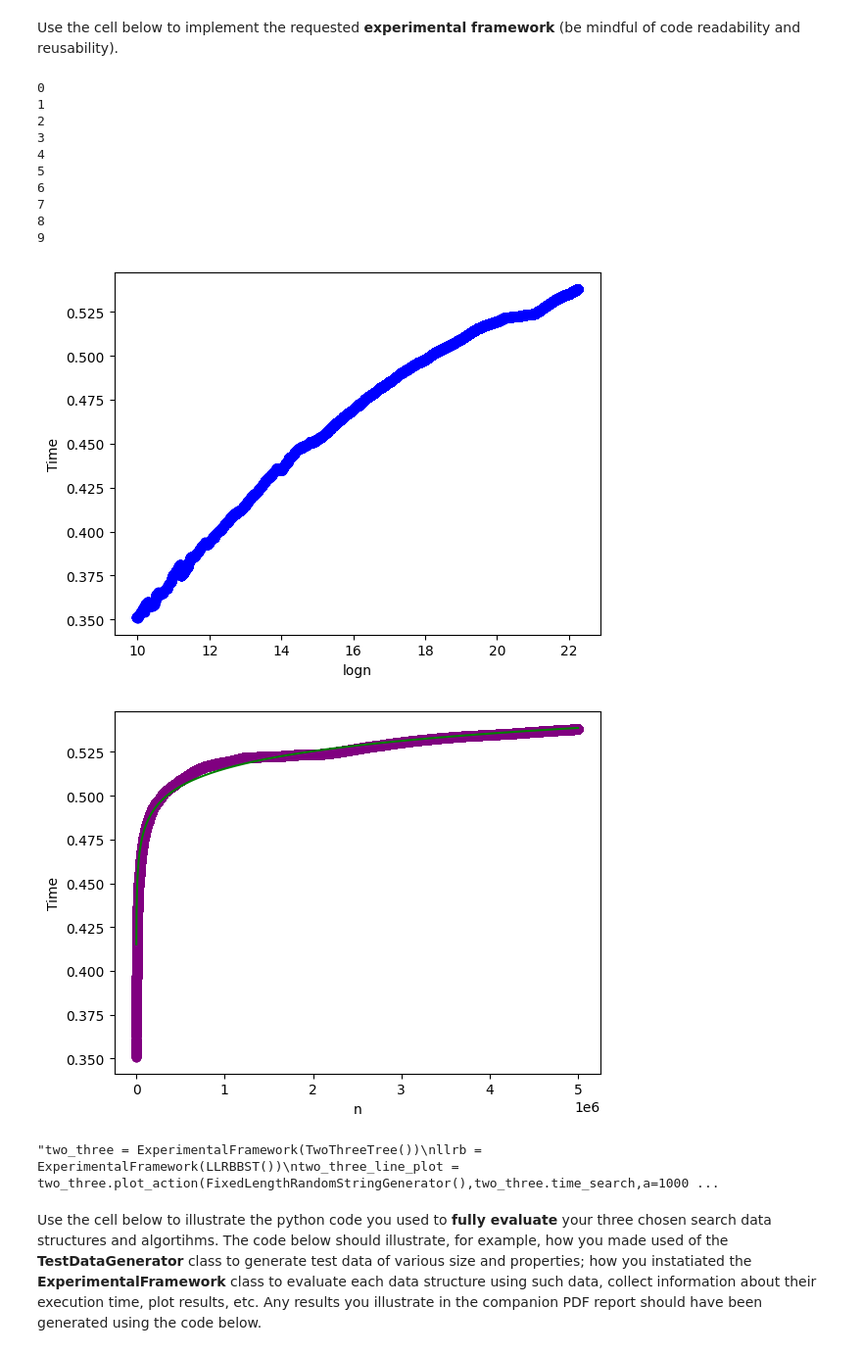
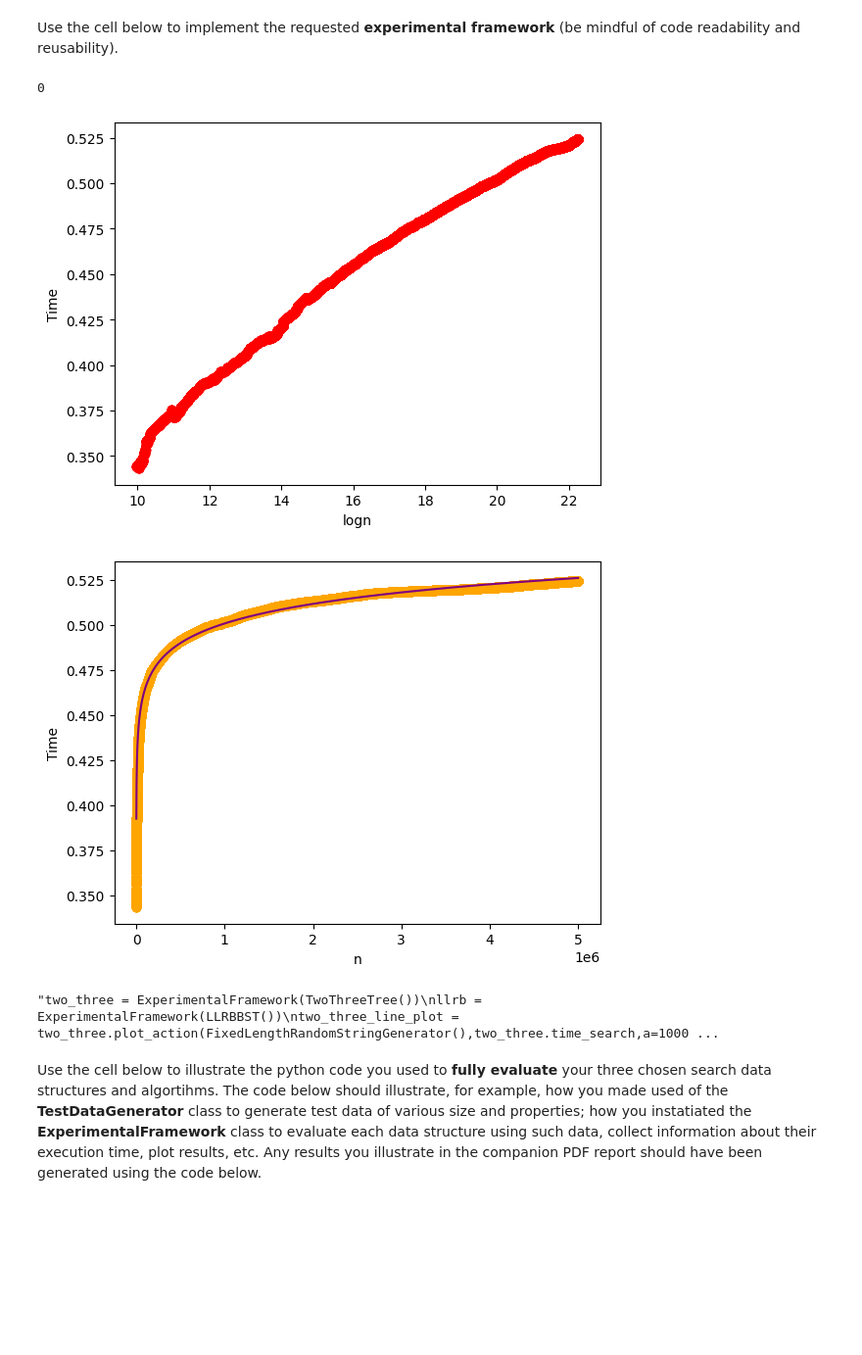
Before and after one commit to orang3-juic3/COMP0005cw, a Jupyter notebook: group_XXX_COMP0005_code.ipynb, the cells around one changed output. Shown at 98% size. Cells and saved outputs as stored; diff of their text form; code cells hidden in the pictures; blank space fills up the shorter version.

```diff
--- a/group_XXX_COMP0005_code.ipynb
+++ b/group_XXX_COMP0005_code.ipynb
@@ -303,7 +303,7 @@ class Color(Enum):
      RED = True
 
 
-class Node:
+class LLRBNode:
     def __init__(self, key):
         self.key = key
         self.left = None
@@ -316,7 +316,7 @@ class LLRBBST(AbstractSearchInterface):
     def __init__(self):
         self.root = None
 
-    def __rotateLeft(self, n: Node):
+    def __rotateLeft(self, n: LLRBNode):
         x = n.right
         n.right = x.left
         x.left = n
@@ -325,7 +325,7 @@ class LLRBBST(AbstractSearchInterface):
 
         return x
 
-    def __rotateRight(self, n: Node):
+    def __rotateRight(self, n: LLRBNode):
         x = n.left
         n.left = x.right
         x.right = n
@@ -334,7 +334,7 @@ class LLRBBST(AbstractSearchInterface):
 
         return x
 
-    def __flipColor(self, n: Node):
+    def __flipColor(self, n: LLRBNode):
         if n.color == Color.BLACK: n.color = Color.RED
         else: n.color = Color.BLACK
 
@@ -345,9 +345,9 @@ class LLRBBST(AbstractSearchInterface):
             if n.right.color == Color.BLACK: n.right.color = Color.RED
             else: n.right.color = Color.BLACK
 
-    def __insertRecursion(self, element, n: Node):
+    def __insertRecursion(self, element, n: LLRBNode):
         if n is None:
-            newNode = Node(element)
+            newNode = LLRBNode(element)
             newNode.color = Color.RED
             return newNode
 
@@ -365,7 +365,7 @@ class LLRBBST(AbstractSearchInterface):
 
         return n
 
-    def __isRed(self, n: Node):
+    def __isRed(self, n: LLRBNode):
         return (n is not None and n.color == Color.RED)
 
     def insertElement(self, element):
@@ -980,50 +980,41 @@ class ExperimentalFramework():
 
 
 two_three = ExperimentalFramework(TwoThreeTree())
-two_three_line_plot = two_three.plot_action(DecreasingStringGenerator(),two_three.time_insert_search_coefficient,a=1000,b=int(MEGA *5),n=10)
+two_three_line_plot = two_three.plot_action(DecreasingStringGenerator(),two_three.time_insert_search_coefficient,a=1000,b=int(MEGA *10),n=2)
 two_three_fit_plot = Plotter(two_three_line_plot.x,two_three_line_plot.y)
 two_three_line_plot.plotting_log(math.log, 2).make_plot()
 plt.show()
 params = Stats.linear_regression(list(zip(two_three_line_plot.x, two_three_line_plot.y)))
 two_three_fit_plot.plotting_best_fit(function=clog_best_fit,params=[params]).make_plot()
 plt.show()
 #llrb_plot = llrb.plot_action(DecreasingStringGenerator(), llrb.time_insert_search_coefficient, a=1000,b=MEGA, n=10 ).make_plot()
 #plt.show()
 
 """two_three = ExperimentalFramework(TwoThreeTree())
 llrb = ExperimentalFramework(LLRBBST())
 two_three_line_plot = two_three.plot_action(FixedLengthRandomStringGenerator(),two_three.time_search,a=1000,b=int(KILO * 100),n=10)
 two_three_runtime_plot = Plotter(two_three_line_plot.x,two_three_line_plot.y)
 two_three_line_plot.plotting_log().make_plot()
 llrb_line_plot = llrb.plot_action(FixedLengthRandomStringGenerator(),llrb.time_search,a=1000,b=int(KILO * 100),n=10)
 llrb_runtime_plot = Plotter(llrb_line_plot.x,llrb_line_plot.y)
 llrb_line_plot.plotting_log().make_plot()
 two_three_params = two_three_line_plot.cluster_and_regression()
 llrb_params = llrb_line_plot.cluster_and_regression()
 two_three_line_plot.plotting_best_fit()
 llrb_line_plot.plotting_best_fit()
 plt.show()
 #two_three_runtime_plot.plotting_best_fit(function=log_best_fit,params=two_three_params).make_plot()
 #llrb_runtime_plot.plotting_best_fit(function=log_best_fit,params=llrb_params).make_plot()
 two_three_runtime_plot.make_plot()
 llrb_runtime_plot.make_plot()
 
 plt.show()
 plt.boxplot([[grad for grad, _ in two_three_params], [grad for grad, _ in llrb_params]], labels=['Two-Three Tree', 'LLRB Tree'])
 plt.show()"""
 # %% [output]
 0
-1
-2
-3
-4
-5
-6
-7
-8
-9
-[figure, old version]
+[figure, new version]
-[figure, old version]
+[figure, new version]
 "two_three = ExperimentalFramework(TwoThreeTree())\nllrb = ExperimentalFramework(LLRBBST())\ntwo_three_line_plot = two_three.plot_action(FixedLengthRandomStringGenerator(),two_three.time_search,a=1000 ...
 # %%
 
```
